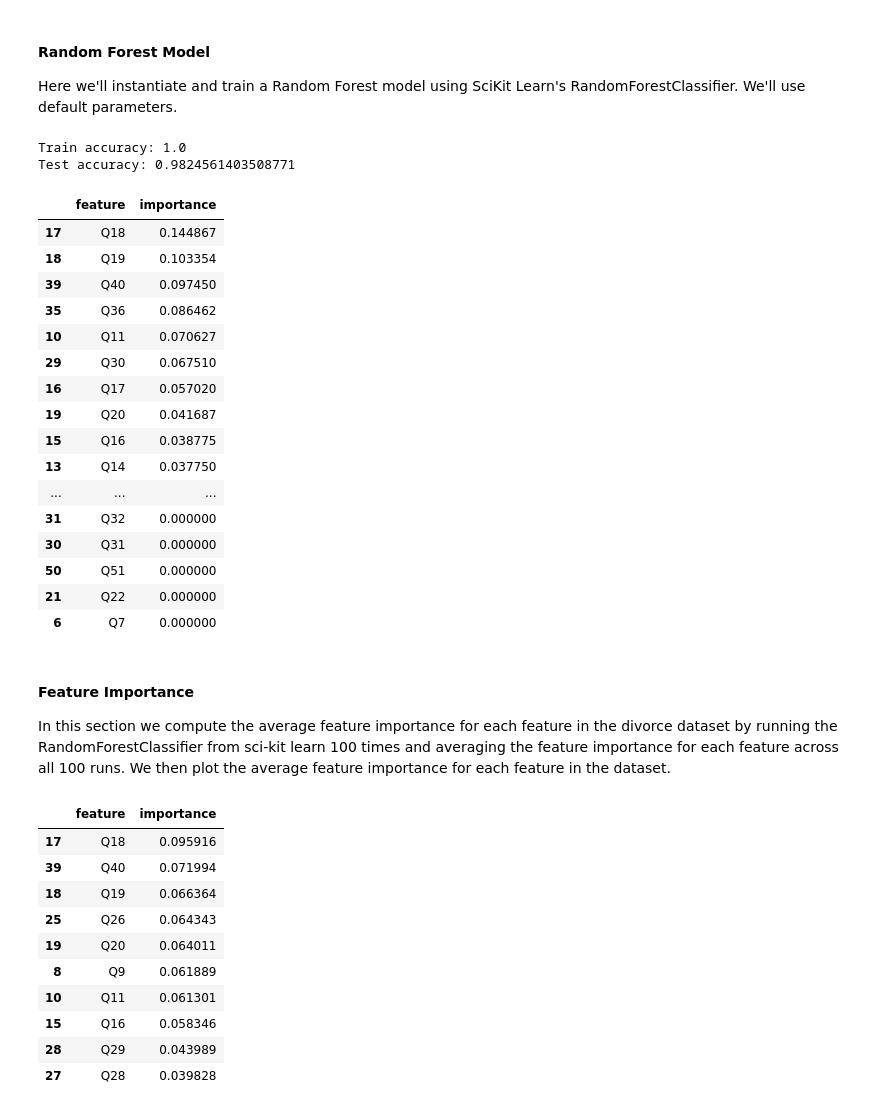
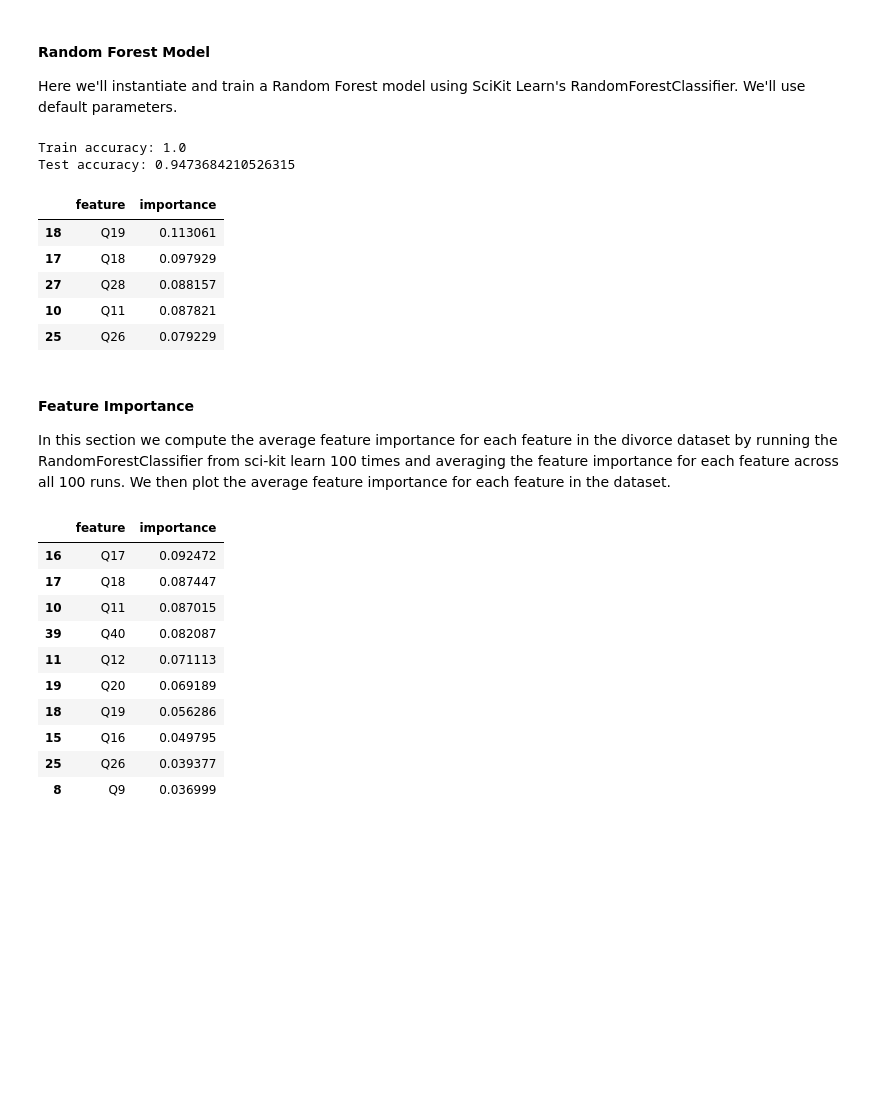
Before and after one commit to nickambrose7/Divorce-Predictor, a Jupyter notebook: rfi.ipynb, the cells around one changed output. Saved outputs shown, nothing was run; the diff lists cells and outputs as text; code cells hidden in the pictures; blank space fills up the shorter version.

```diff
--- a/rfi.ipynb
+++ b/rfi.ipynb
@@ -78,53 +78,42 @@ Here we'll instantiate and train a Random Forest model using SciKit Learn's Rand
 # %%
 from sklearn.ensemble import RandomForestClassifier
 
 # NOTE: uncomment the following line if you want to have random datasets each time you run the code
 # train_X, val_X, train_y, val_y = train_test_split(X, t, test_size=0.33)
 
 rf = RandomForestClassifier(n_estimators=100, max_depth=5, random_state=42)
 
 # Fit the model
 rf.fit(train_X, train_y)
 
 # Print the training and testing accuracies
 print(f"Train accuracy: {rf.score(train_X, train_y)}")
 print(f"Test accuracy: {rf.score(val_X, val_y)}")
 
 # Get feature importances from our random forest model
 importances = rf.feature_importances_
 
 # Display the importances sorted in descending order in a dataframe
 feature_importances = pd.DataFrame({
     'feature':train_X.columns,
     'importance':importances
 }).sort_values('importance',ascending=False)
 
-display(feature_importances)
+display(feature_importances.head())
 # %% [output]
 Train accuracy: 1.0
-Test accuracy: 0.9824561403508771
+Test accuracy: 0.9473684210526315
 |  | feature | importance |
-| 17 | Q18 | 0.144867 |
-| 18 | Q19 | 0.103354 |
-| 39 | Q40 | 0.097450 |
-| 35 | Q36 | 0.086462 |
-| 10 | Q11 | 0.070627 |
-| 29 | Q30 | 0.067510 |
-| 16 | Q17 | 0.057020 |
-| 19 | Q20 | 0.041687 |
-| 15 | Q16 | 0.038775 |
-| 13 | Q14 | 0.037750 |
-| ... | ... | ... |
-| 31 | Q32 | 0.000000 |
-| 30 | Q31 | 0.000000 |
-| 50 | Q51 | 0.000000 |
-| 21 | Q22 | 0.000000 |
-| 6 | Q7 | 0.000000 |
+| 18 | Q19 | 0.113061 |
+| 17 | Q18 | 0.097929 |
+| 27 | Q28 | 0.088157 |
+| 10 | Q11 | 0.087821 |
+| 25 | Q26 | 0.079229 |
 # %% [markdown]
 #### Feature Importance
 In this section we compute the average feature importance for each feature in the divorce dataset by running the RandomForestClassifier from sci-kit learn 100 times and averaging the feature importance for each feature across all 100 runs. We then plot the average feature importance for each feature in the dataset.
 # %%
-iterations = 10000
+iterations = 100
 
 # Randomly split the data into training and validation sets
 train_X, val_X, train_y, val_y = train_test_split(X, t, test_size=0.33)
@@ -147,13 +136,13 @@ feature_importances_df = pd.DataFrame({
 display(feature_importances_df.head(10))
 # %% [output]
 |  | feature | importance |
-| 17 | Q18 | 0.095916 |
-| 39 | Q40 | 0.071994 |
-| 18 | Q19 | 0.066364 |
-| 25 | Q26 | 0.064343 |
-| 19 | Q20 | 0.064011 |
-| 8 | Q9 | 0.061889 |
-| 10 | Q11 | 0.061301 |
-| 15 | Q16 | 0.058346 |
-| 28 | Q29 | 0.043989 |
-| 27 | Q28 | 0.039828 |
+| 16 | Q17 | 0.092472 |
+| 17 | Q18 | 0.087447 |
+| 10 | Q11 | 0.087015 |
+| 39 | Q40 | 0.082087 |
+| 11 | Q12 | 0.071113 |
+| 19 | Q20 | 0.069189 |
+| 18 | Q19 | 0.056286 |
+| 15 | Q16 | 0.049795 |
+| 25 | Q26 | 0.039377 |
+| 8 | Q9 | 0.036999 |
```
Also changed, not shown: parts of 3 cells of this notebook, 3 other files.
